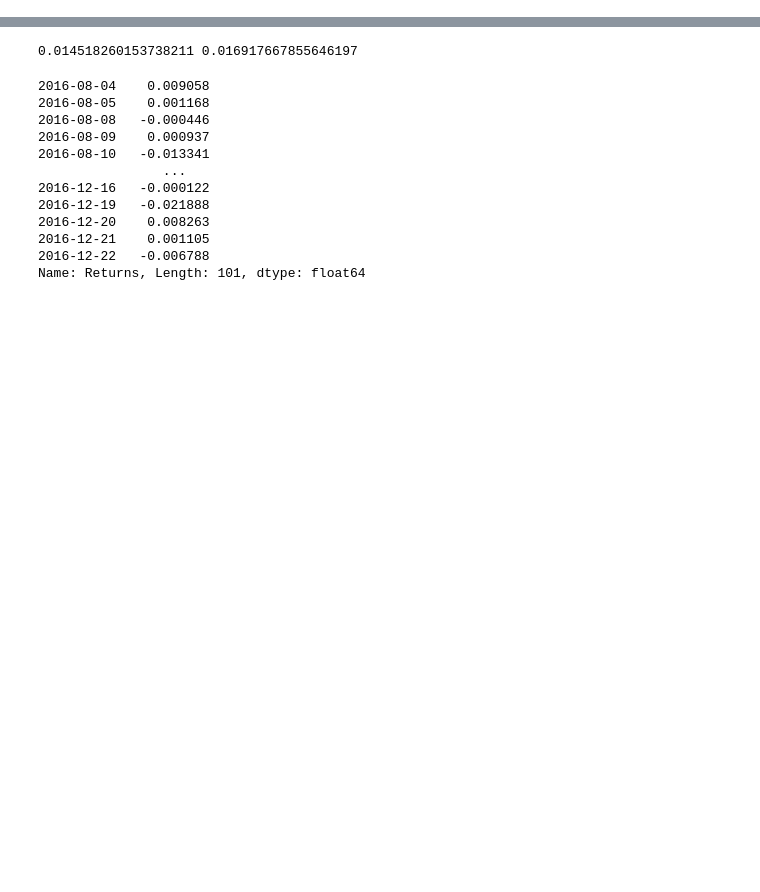
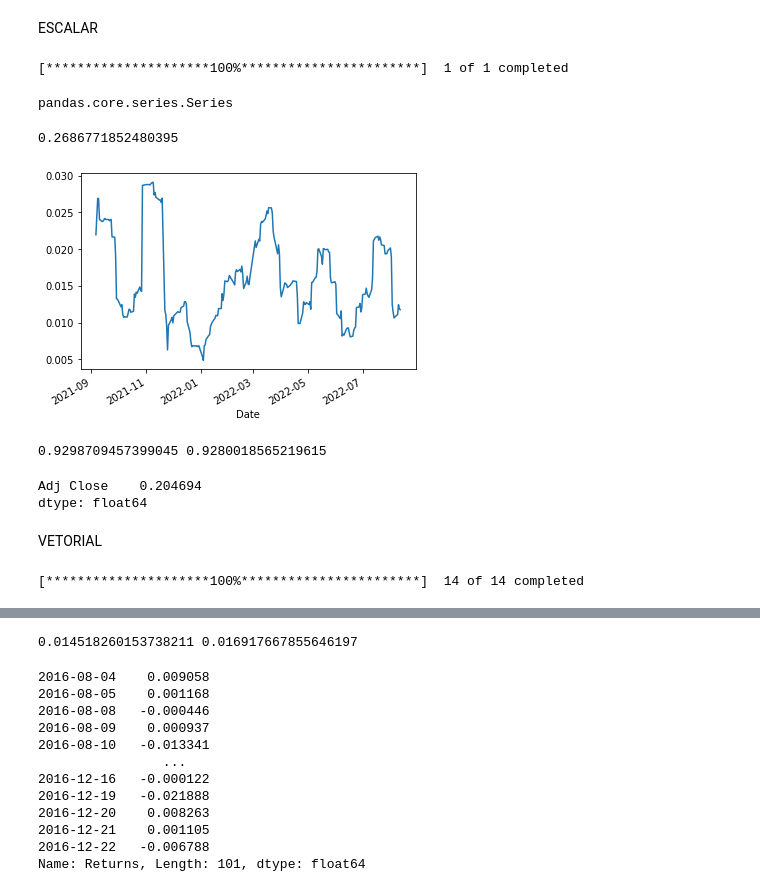
Before and after one commit to gabrielsabinocastro/financialstrategies, a Jupyter notebook: tests.ipynb, the cells around one changed output, grey strips where cells are left out. Drawn from its saved outputs; the diff is of its cells as text; code cells hidden in the pictures; blank space fills up the shorter version.

Commit message:
Atualiza funções e rascs // ewma, returns, vol

```diff
--- a/tests.ipynb
+++ b/tests.ipynb
@@ -295,0 +17,64 @@ qt.ewmaVol(trataDados, 249)
+# %%
+tickers = ['ABEV3.SA', 'BBDC4.SA', 'MGLU3.SA','ITSA4.SA', "JHSF3.SA", "EZTC3.SA",
+            "BEEF3.SA", "JBSS3.SA", "BBSE3.SA", "TAEE3.SA", "MULT3.SA", "PETR4.SA", "VALE3.SA",'^BVSP']
+
+ticker = 'ABEV3.SA'
+
+
+endDate = dt.date.today()
+startDate = endDate - rltd(months=12)
+# %% [markdown]
+ESCALAR
+# %%
+escalar = DataYFinance(ticker)
+
+escalarAdjClose = escalar.getAdjclose(startDate, endDate)
+escalarMReturns = escalar.mReturns(escalarAdjClose)
+escalarDReturns = escalar.dReturns(escalarAdjClose)
+escalarMVol = escalar.mVol(escalarAdjClose)
+escalarDVol = escalar.dVol(escalarAdjClose)
+escalarAVol = escalar.aVol(escalarAdjClose)
+# %% [output]
+[*********************100%***********************]  1 of 1 completed
+# %%
+type(escalarDReturns)
+# %% [output]
+pandas.core.series.Series
+# %%
+volatilidade_movel = qt.rolVol(escalarDReturns, 15)
+volatilidade_fixa = escalar.aVol(escalarAdjClose)
+# %%
+volatilidade_movel.plot()
+volatilidade_fixa
+# %% [output]
+0.2686771852480395
+[figure, added]
+# %%
+# PARA DESVIO PADRÃO AMOSTRAL
+escalarAdjClose.std()
+
+# PARA DESVIO PADRÃO DA POPULAÇÃO
+np.std(escalarAdjClose)
+
+
+print(escalarAdjClose.std(), np.std(escalarAdjClose))
+# %% [output]
+0.9298709457399045 0.9280018565219615
+# %%
+qt.ewmadVol(escalarDReturns, 24)*np.sqrt(252)
+# %% [output]
+Adj Close    0.204694
+dtype: float64
+# %% [markdown]
+VETORIAL
+# %%
+vetorial = DataYFinance(tickers)
+
+vetorialAdjClose = vetorial.getAdjclose(startDate, endDate)
+vetorialMReturns = vetorial.mReturns(vetorialAdjClose)
+vetorialDReturns = vetorial.dReturns(vetorialAdjClose)
+vetorialMVol = vetorial.mVol(vetorialAdjClose)
+vetorialDVol = vetorial.dVol(vetorialAdjClose)
+vetorialAVol = vetorial.aVol(vetorialAdjClose)
+# %% [output]
+[*********************100%***********************]  14 of 14 completed
```
Also changed, not shown: parts of 39 cells of this notebook, 2 other files.
